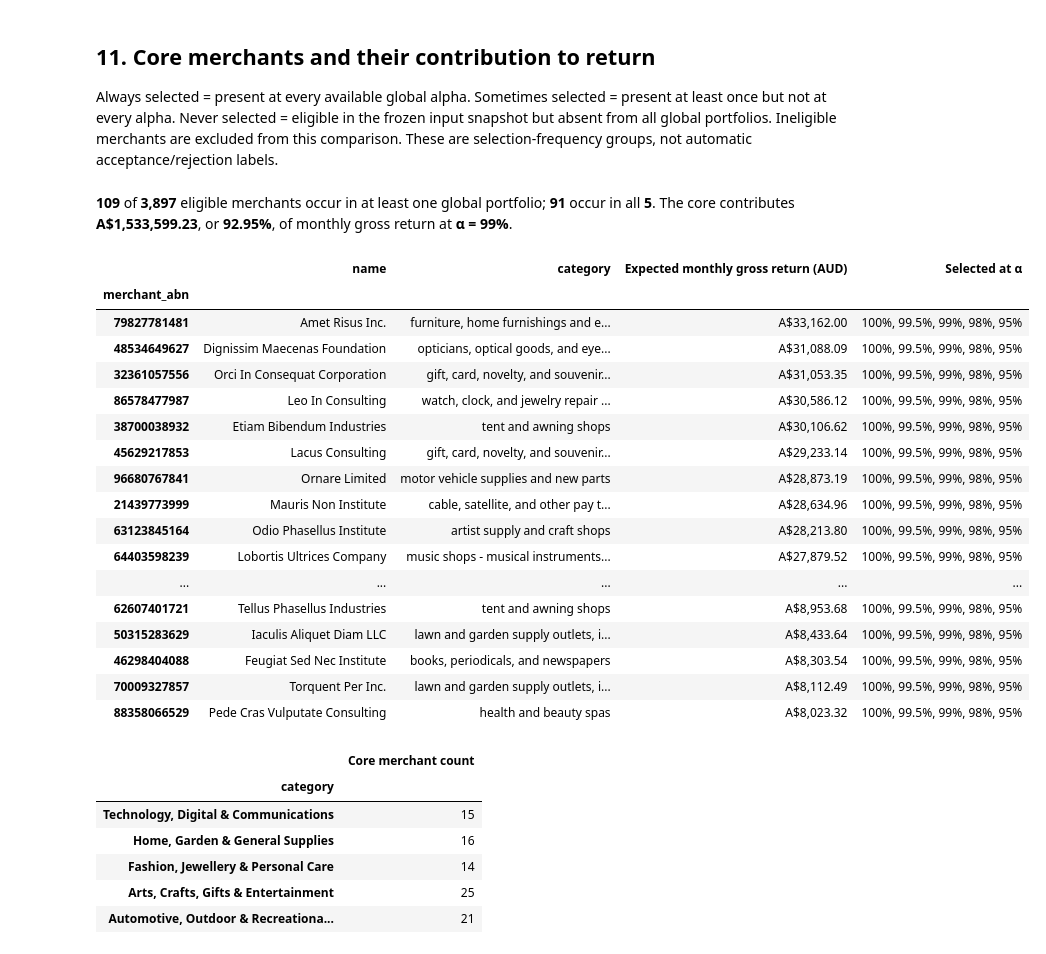
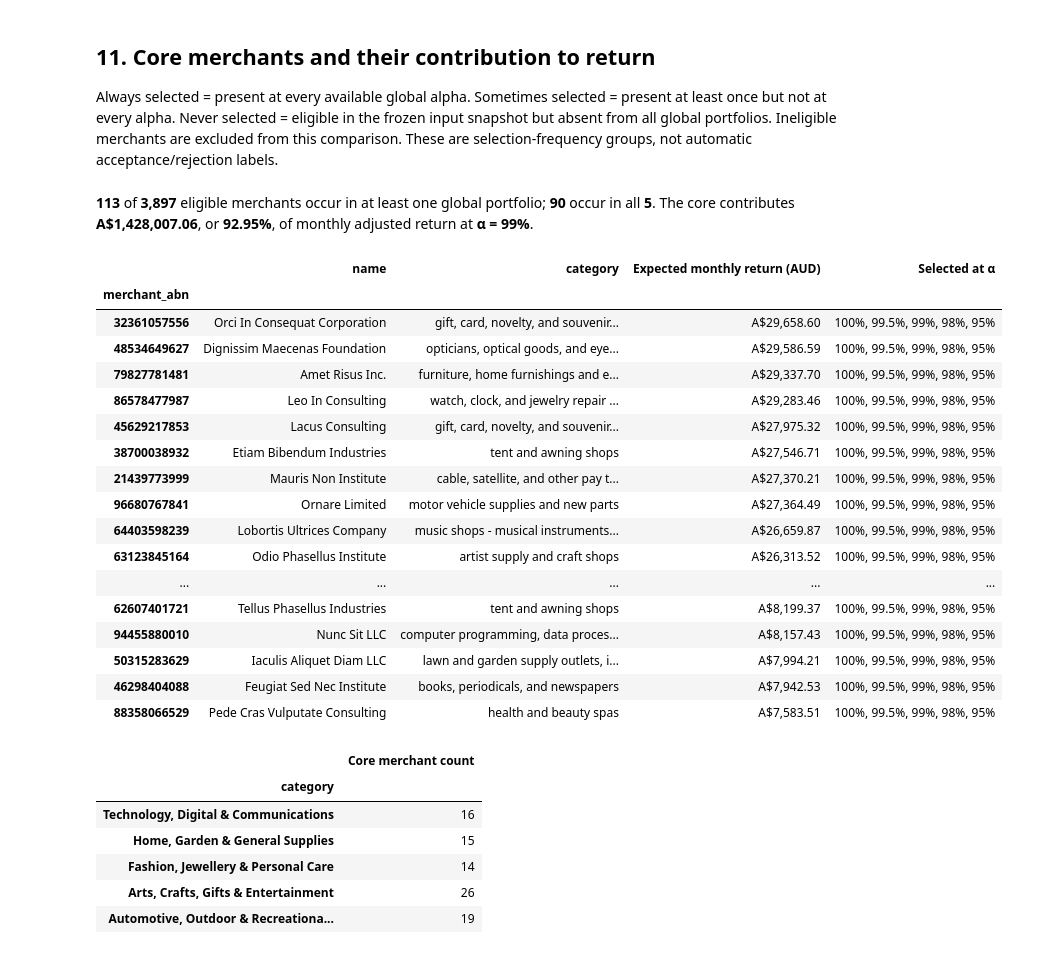
Before and after one commit to hannimeee/industry-project-group-19, a Jupyter notebook: code/11_summary.ipynb, the cells around one changed output. Saved outputs shown, nothing was run; the diff lists cells and outputs as text; code cells hidden in the pictures.

Commit message:
updated summary with adjusted rankings

```diff
--- a/code/11_summary.ipynb
+++ b/code/11_summary.ipynb
@@ -215,0 +130,19 @@ Technology, Digital & Communications — retention 100.0%
+# %%
+SELECTED_RETENTION = 1.0
+
+RANKING_COLUMNS = [
+    "rank_by_expected_fees",
+    "merchant_abn",
+    "merchant_name",
+    "merchant_category",
+    "merchant_expected_monthly_adjusted_fees",
+]
+
+def ranking_head(frame, retention=SELECTED_RETENTION):
+    selected = frame.loc[np.isclose(frame["retention"], retention)].copy()
+    if len(selected) != 100:
+        raise ValueError(f"Expected 100 merchants at retention={retention}, found {len(selected)}")
+    return selected.sort_values("rank_by_expected_fees")[RANKING_COLUMNS].head(5)
+
+print(f"Overall portfolio — retention {SELECTED_RETENTION:.1%}")
+display(ranking_head(dashboards["Overall"]))
@@ -233,7 +224,7 @@ SEGMENT_ORDER = [
     "Arts, Crafts, Gifts & Entertainment",
     "Automotive, Outdoor & Recreational Equipment",
 ]
-SNAPSHOT_DIR = PROJECT_ROOT / "handoff" / "input_snapshot"
+SNAPSHOT_DIR = PROJECT_ROOT / "handoff" / "fraud_adjusted" / "input_snapshot"
 GLOBAL = dashboards["Overall"].copy()
 all_rankings = pd.concat([f.assign(scope=s) for s, f in dashboards.items()], ignore_index=True)
 for column in ["as_of", "window_start", "window_end", "portfolio_size", "variability_weight", "concentration_weight"]:
@@ -249,7 +240,7 @@ for scope, frame in all_rankings.groupby("scope"):
             raise ValueError(f"Incorrect portfolio size: {scope}, {ident}")
         if any(rows[c].nunique(dropna=False) != 1 for c in rows if c.startswith("portfolio_")):
             raise ValueError(f"Inconsistent portfolio metrics: {ident}")
-        if not np.isclose(rows.merchant_expected_monthly_gross_fees.sum(), rows.portfolio_expected_monthly_gross_fees.iloc[0]):
+        if not np.isclose(rows.merchant_expected_monthly_adjusted_fees.sum(), rows.portfolio_expected_monthly_adjusted_fees.iloc[0]):
             raise ValueError(f"Merchant and portfolio return totals disagree: {ident}")
 
 metrics = GLOBAL.drop_duplicates("portfolio_id").set_index("retention").sort_index(ascending=False)
@@ -435,57 +430,57 @@ Always selected = present at every available global alpha. Sometimes selected =
 # %%
 snapshot_merchants = pd.read_parquet(SNAPSHOT_DIR / "merchants.parquet")
 snapshot_merchants["merchant_abn"] = snapshot_merchants.merchant_abn.astype("string")
 if snapshot_merchants.merchant_abn.duplicated().any():
     raise ValueError("Duplicate snapshot merchant ABN")
 if not snapshot_merchants.eligible.isin([True, False]).all():
     raise ValueError("Snapshot eligibility must be boolean")
 eligible = snapshot_merchants.loc[snapshot_merchants.eligible.eq(True)].set_index("merchant_abn").copy()
 if not set(GLOBAL.merchant_abn).issubset(eligible.index):
     raise ValueError("Final ranking includes merchant absent from eligible snapshot")
 snapshot_returns = GLOBAL.merchant_abn.map(eligible.expected_monthly_fees)
-if not np.allclose(snapshot_returns, GLOBAL.merchant_expected_monthly_gross_fees):
+if not np.allclose(snapshot_returns, GLOBAL.merchant_expected_monthly_adjusted_fees):
     raise ValueError("Final returns disagree with frozen snapshot")
 selection_frequency = GLOBAL.groupby("merchant_abn").retention.nunique()
 n_alphas = GLOBAL.retention.nunique()
 eligible["selection_count"] = selection_frequency.reindex(eligible.index, fill_value=0)
 eligible["Selection group"] = np.select([eligible.selection_count.eq(n_alphas), eligible.selection_count.gt(0)], ["Always selected", "Sometimes selected"], default="Never selected")
 core = eligible.loc[eligible["Selection group"].eq("Always selected")].copy()
 selected_union = int(eligible.selection_count.gt(0).sum())
-core_return = comparison_rows.loc[comparison_rows.index.isin(core.index), "merchant_expected_monthly_gross_fees"].sum()
-core_return_share = core_return / compare_metrics.portfolio_expected_monthly_gross_fees
+core_return = comparison_rows.loc[comparison_rows.index.isin(core.index), "merchant_expected_monthly_adjusted_fees"].sum()
+core_return_share = core_return / compare_metrics.portfolio_expected_monthly_adjusted_fees
 alpha_memberships = GLOBAL.groupby("merchant_abn").retention.apply(lambda v: ", ".join(f"{a*100:g}%" for a in sorted(v.unique(), reverse=True)))
 core["Selected at α"] = alpha_memberships.reindex(core.index)
-display(Markdown(f"**{selected_union:,}** of **{len(eligible):,}** eligible merchants occur in at least one global portfolio; **{len(core):,}** occur in all **{n_alphas}**. The core contributes **A${core_return:,.2f}**, or **{core_return_share:.2%}**, of monthly gross return at **α = {compare_alpha*100:g}%**."))
-display(core.sort_values("expected_monthly_fees", ascending=False)[["name", "category", "expected_monthly_fees", "Selected at α"]].rename(columns={"expected_monthly_fees": "Expected monthly gross return (AUD)"}).style.format({"Expected monthly gross return (AUD)": "A${:,.2f}"}))
+display(Markdown(f"**{selected_union:,}** of **{len(eligible):,}** eligible merchants occur in at least one global portfolio; **{len(core):,}** occur in all **{n_alphas}**. The core contributes **A${core_return:,.2f}**, or **{core_return_share:.2%}**, of monthly adjusted return at **α = {compare_alpha*100:g}%**."))
+display(core.sort_values("expected_monthly_fees", ascending=False)[["name", "category", "expected_monthly_fees", "Selected at α"]].rename(columns={"expected_monthly_fees": "Expected monthly return (AUD)"}).style.format({"Expected monthly return (AUD)": "A${:,.2f}"}))
 core_segments = core.category.map(category_to_segment).value_counts().reindex(SEGMENT_ORDER, fill_value=0)
 display(core_segments.rename("Core merchant count").to_frame())
 # %% [output]
-**109** of **3,897** eligible merchants occur in at least one global portfolio; **91** occur in all **5**. The core contributes **A$1,533,599.23**, or **92.95%**, of monthly gross return at **α = 99%**.
+**113** of **3,897** eligible merchants occur in at least one global portfolio; **90** occur in all **5**. The core contributes **A$1,428,007.06**, or **92.95%**, of monthly adjusted return at **α = 99%**.
-|  | name | category | Expected monthly gross return (AUD) | Selected at α |
+|  | name | category | Expected monthly return (AUD) | Selected at α |
 | merchant_abn |  |  |  |  |
-| 79827781481 | Amet Risus Inc. | furniture, home furnishings and e... | A$33,162.00 | 100%, 99.5%, 99%, 98%, 95% |
-| 48534649627 | Dignissim Maecenas Foundation | opticians, optical goods, and eye... | A$31,088.09 | 100%, 99.5%, 99%, 98%, 95% |
-| 32361057556 | Orci In Consequat Corporation | gift, card, novelty, and souvenir... | A$31,053.35 | 100%, 99.5%, 99%, 98%, 95% |
-| 86578477987 | Leo In Consulting | watch, clock, and jewelry repair ... | A$30,586.12 | 100%, 99.5%, 99%, 98%, 95% |
-| 38700038932 | Etiam Bibendum Industries | tent and awning shops | A$30,106.62 | 100%, 99.5%, 99%, 98%, 95% |
-| 45629217853 | Lacus Consulting | gift, card, novelty, and souvenir... | A$29,233.14 | 100%, 99.5%, 99%, 98%, 95% |
-| 96680767841 | Ornare Limited | motor vehicle supplies and new parts | A$28,873.19 | 100%, 99.5%, 99%, 98%, 95% |
-| 21439773999 | Mauris Non Institute | cable, satellite, and other pay t... | A$28,634.96 | 100%, 99.5%, 99%, 98%, 95% |
-| 63123845164 | Odio Phasellus Institute | artist supply and craft shops | A$28,213.80 | 100%, 99.5%, 99%, 98%, 95% |
-| 64403598239 | Lobortis Ultrices Company | music shops - musical instruments... | A$27,879.52 | 100%, 99.5%, 99%, 98%, 95% |
+| 32361057556 | Orci In Consequat Corporation | gift, card, novelty, and souvenir... | A$29,658.60 | 100%, 99.5%, 99%, 98%, 95% |
+| 48534649627 | Dignissim Maecenas Foundation | opticians, optical goods, and eye... | A$29,586.59 | 100%, 99.5%, 99%, 98%, 95% |
+| 79827781481 | Amet Risus Inc. | furniture, home furnishings and e... | A$29,337.70 | 100%, 99.5%, 99%, 98%, 95% |
+| 86578477987 | Leo In Consulting | watch, clock, and jewelry repair ... | A$29,283.46 | 100%, 99.5%, 99%, 98%, 95% |
+| 45629217853 | Lacus Consulting | gift, card, novelty, and souvenir... | A$27,975.32 | 100%, 99.5%, 99%, 98%, 95% |
+| 38700038932 | Etiam Bibendum Industries | tent and awning shops | A$27,546.71 | 100%, 99.5%, 99%, 98%, 95% |
+| 21439773999 | Mauris Non Institute | cable, satellite, and other pay t... | A$27,370.21 | 100%, 99.5%, 99%, 98%, 95% |
+| 96680767841 | Ornare Limited | motor vehicle supplies and new parts | A$27,364.49 | 100%, 99.5%, 99%, 98%, 95% |
+| 64403598239 | Lobortis Ultrices Company | music shops - musical instruments... | A$26,659.87 | 100%, 99.5%, 99%, 98%, 95% |
+| 63123845164 | Odio Phasellus Institute | artist supply and craft shops | A$26,313.52 | 100%, 99.5%, 99%, 98%, 95% |
 | ... | ... | ... | ... | ... |
-| 62607401721 | Tellus Phasellus Industries | tent and awning shops | A$8,953.68 | 100%, 99.5%, 99%, 98%, 95% |
-| 50315283629 | Iaculis Aliquet Diam LLC | lawn and garden supply outlets, i... | A$8,433.64 | 100%, 99.5%, 99%, 98%, 95% |
-| 46298404088 | Feugiat Sed Nec Institute | books, periodicals, and newspapers | A$8,303.54 | 100%, 99.5%, 99%, 98%, 95% |
-| 70009327857 | Torquent Per Inc. | lawn and garden supply outlets, i... | A$8,112.49 | 100%, 99.5%, 99%, 98%, 95% |
-| 88358066529 | Pede Cras Vulputate Consulting | health and beauty spas | A$8,023.32 | 100%, 99.5%, 99%, 98%, 95% |
+| 62607401721 | Tellus Phasellus Industries | tent and awning shops | A$8,199.37 | 100%, 99.5%, 99%, 98%, 95% |
+| 94455880010 | Nunc Sit LLC | computer programming, data proces... | A$8,157.43 | 100%, 99.5%, 99%, 98%, 95% |
+| 50315283629 | Iaculis Aliquet Diam LLC | lawn and garden supply outlets, i... | A$7,994.21 | 100%, 99.5%, 99%, 98%, 95% |
+| 46298404088 | Feugiat Sed Nec Institute | books, periodicals, and newspapers | A$7,942.53 | 100%, 99.5%, 99%, 98%, 95% |
+| 88358066529 | Pede Cras Vulputate Consulting | health and beauty spas | A$7,583.51 | 100%, 99.5%, 99%, 98%, 95% |
 |  | Core merchant count |
 | category |  |
-| Technology, Digital & Communications | 15 |
-| Home, Garden & General Supplies | 16 |
+| Technology, Digital & Communications | 16 |
+| Home, Garden & General Supplies | 15 |
 | Fashion, Jewellery & Personal Care | 14 |
-| Arts, Crafts, Gifts & Entertainment | 25 |
-| Automotive, Outdoor & Recreationa... | 21 |
+| Arts, Crafts, Gifts & Entertainment | 26 |
+| Automotive, Outdoor & Recreationa... | 19 |
 # %% [markdown]
 ## 12. What distinguishes always-, sometimes- and never-selected merchants?
 
```
Also changed, not shown: parts of 33 cells of this notebook.
